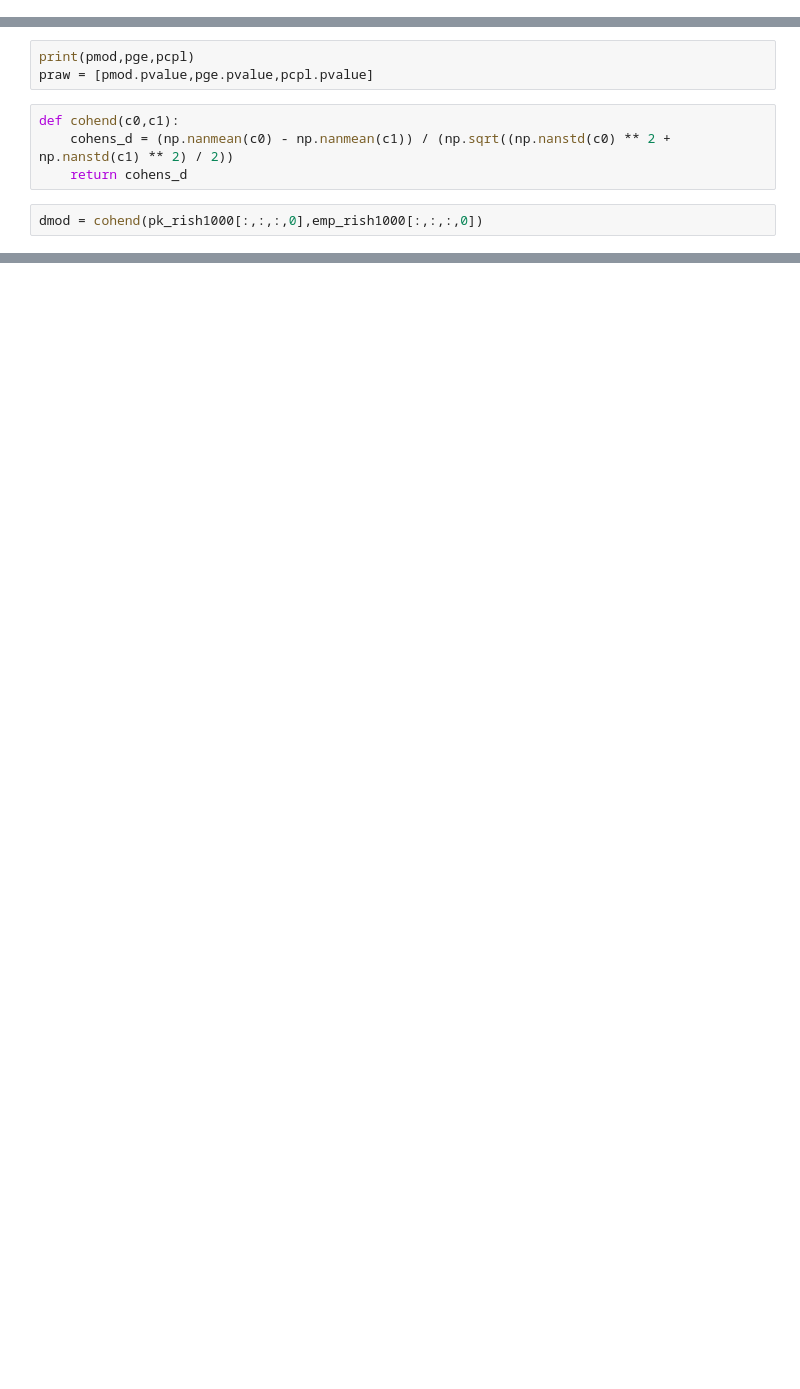
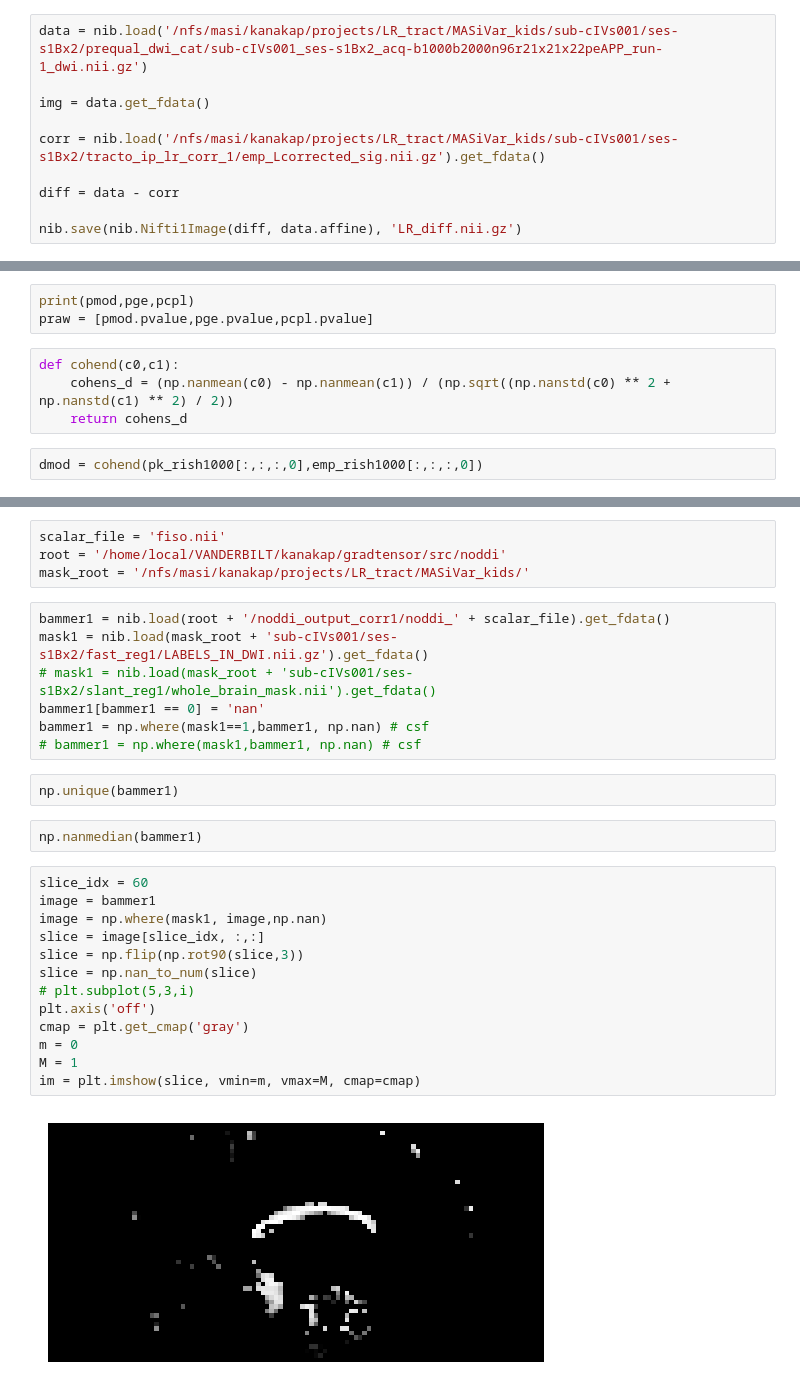
Before and after one commit to MASILab/gradtensor, a Jupyter notebook: src/sh_val_plot1.ipynb, the cells around one changed output, grey strips where cells are left out. Cells and saved outputs as stored; diff of their text form; blank space fills up the shorter version.

```diff
--- a/src/sh_val_plot1.ipynb
+++ b/src/sh_val_plot1.ipynb
@@ -414,3 +369,13 @@ import numpy as np
+# %%
+data = nib.load('/nfs/masi/kanakap/projects/LR_tract/MASiVar_kids/sub-cIVs001/ses-s1Bx2/prequal_dwi_cat/sub-cIVs001_ses-s1Bx2_acq-b1000b2000n96r21x21x22peAPP_run-1_dwi.nii.gz')
+
+img = data.get_fdata()
+
+corr = nib.load('/nfs/masi/kanakap/projects/LR_tract/MASiVar_kids/sub-cIVs001/ses-s1Bx2/tracto_ip_lr_corr_1/emp_Lcorrected_sig.nii.gz').get_fdata()
+
+diff = data - corr
+
+nib.save(nib.Nifti1Image(diff, data.affine), 'LR_diff.nii.gz')
 # %%
 slice_idx = 60
 
@@ -647,0 +578,30 @@ dmod
+# %%
+scalar_file = 'fiso.nii'
+root = '/home/local/VANDERBILT/kanakap/gradtensor/src/noddi'
+mask_root = '/nfs/masi/kanakap/projects/LR_tract/MASiVar_kids/'
+# %%
+bammer1 = nib.load(root + '/noddi_output_corr1/noddi_' + scalar_file).get_fdata()
+mask1 = nib.load(mask_root + 'sub-cIVs001/ses-s1Bx2/fast_reg1/LABELS_IN_DWI.nii.gz').get_fdata()
+# mask1 = nib.load(mask_root + 'sub-cIVs001/ses-s1Bx2/slant_reg1/whole_brain_mask.nii').get_fdata()
+bammer1[bammer1 == 0] = 'nan'
+bammer1 = np.where(mask1==1,bammer1, np.nan) # csf
+# bammer1 = np.where(mask1,bammer1, np.nan) # csf
+# %%
+np.unique(bammer1)
+# %%
+np.nanmedian(bammer1)
+# %%
+slice_idx = 60
+image = bammer1
+image = np.where(mask1, image,np.nan)
+slice = image[slice_idx, :,:]
+slice = np.flip(np.rot90(slice,3))
+slice = np.nan_to_num(slice)
+# plt.subplot(5,3,i)
+plt.axis('off')
+cmap = plt.get_cmap('gray')
+m = 0
+M = 1
+im = plt.imshow(slice, vmin=m, vmax=M, cmap=cmap)
+# %% [output]
+[figure, added]
```
Also changed, not shown: parts of 66 cells of this notebook.
